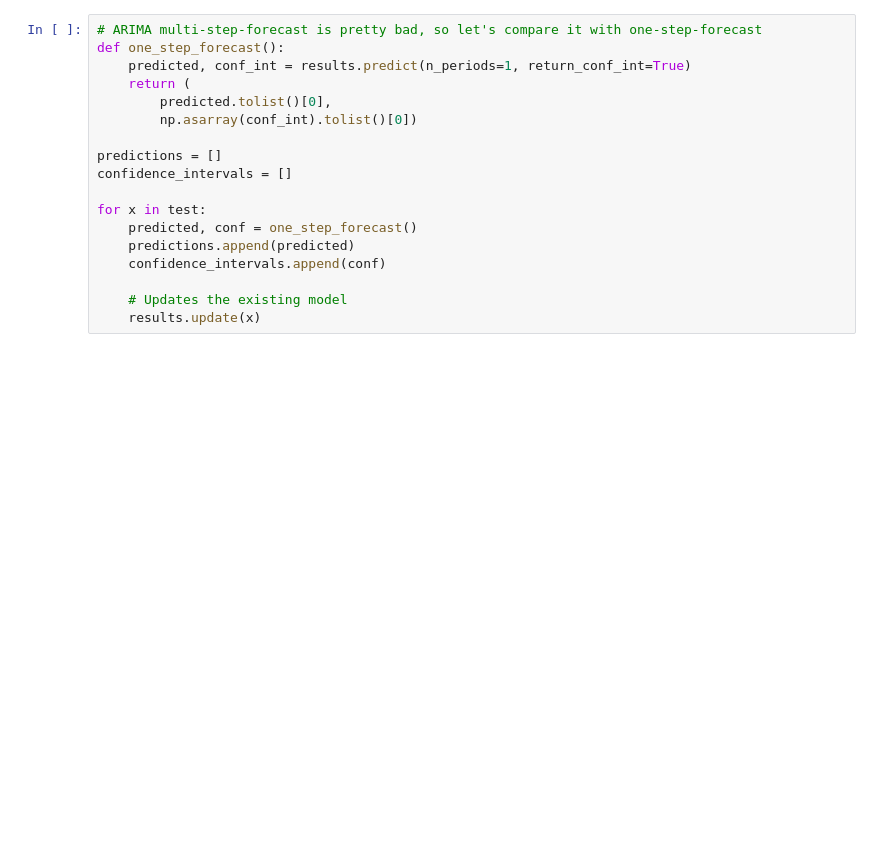
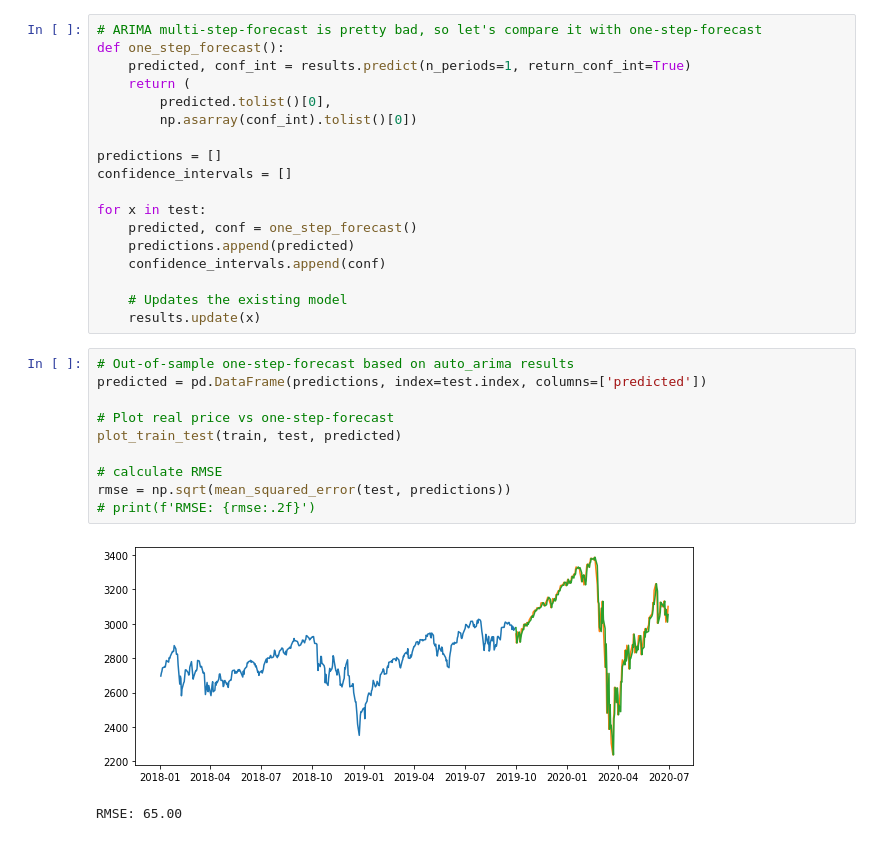
Before and after one commit to jbogocz/arima_garch, a Jupyter notebook: arima.ipynb, the cells around one changed output. Drawn from its saved outputs; the diff is of its cells as text; blank space fills up the shorter version.

Commit message:
plot one-step-forecast

```diff
--- a/arima.ipynb
+++ b/arima.ipynb
@@ -252,3 +252,16 @@ for x in test:
 
     # Updates the existing model
     results.update(x)
+# %%
+# Out-of-sample one-step-forecast based on auto_arima results
+predicted = pd.DataFrame(predictions, index=test.index, columns=['predicted'])
+
+# Plot real price vs one-step-forecast
+plot_train_test(train, test, predicted)
+
+# calculate RMSE
+rmse = np.sqrt(mean_squared_error(test, predictions))
+# print(f'RMSE: {rmse:.2f}')
+# %% [output]
+[figure, added]
+RMSE: 65.00
```
